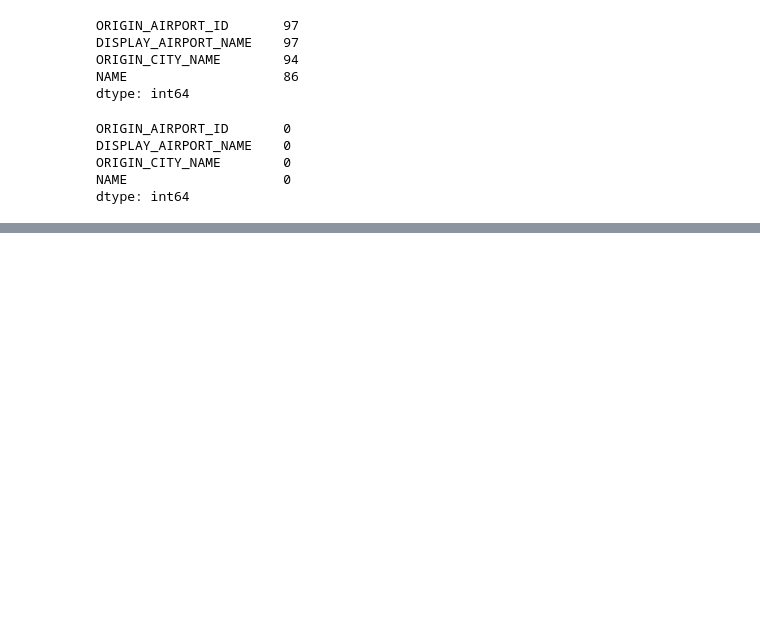
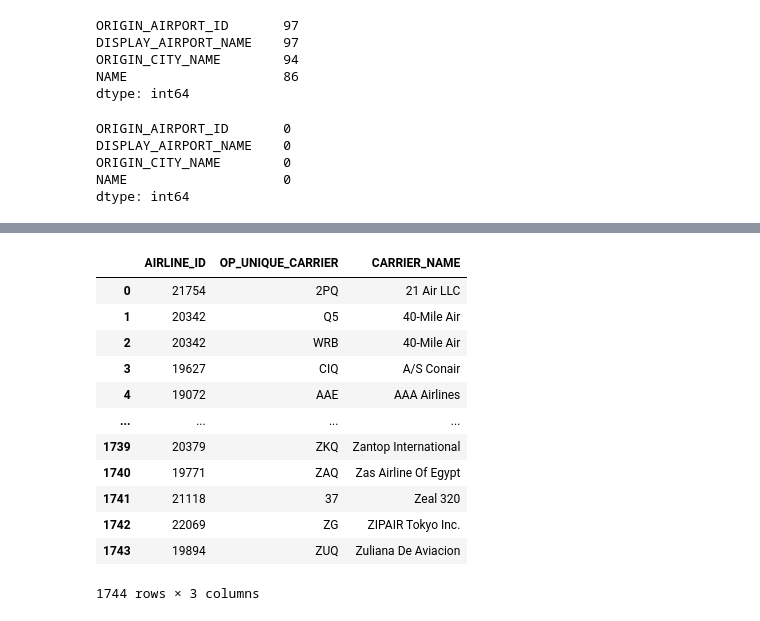
Before and after one commit to jimmy-nguyen-data-science/predicting-flight-delays, a Jupyter notebook: notebooks/02_Data_Exploration.ipynb, the cells around one changed output, grey strips where cells are left out. Drawn from its saved outputs; the diff is of its cells as text; code cells hidden in the pictures; blank space fills up the shorter version.

```diff
--- a/notebooks/02_Data_Exploration.ipynb
+++ b/notebooks/02_Data_Exploration.ipynb
@@ -698,0 +748,19 @@ dtype: int64
+# %%
+# Drop Duplicates to retain a dictionary
+names.drop_duplicates(subset='OP_UNIQUE_CARRIER', inplace=True)
+names = names.reset_index(drop=True)
+names
+# %% [output]
+|  | AIRLINE_ID | OP_UNIQUE_CARRIER | CARRIER_NAME |
+| 0 | 21754 | 2PQ | 21 Air LLC |
+| 1 | 20342 | Q5 | 40-Mile Air |
+| 2 | 20342 | WRB | 40-Mile Air |
+| 3 | 19627 | CIQ | A/S Conair |
+| 4 | 19072 | AAE | AAA Airlines |
+| ... | ... | ... | ... |
+| 1739 | 20379 | ZKQ | Zantop International |
+| 1740 | 19771 | ZAQ | Zas Airline Of Egypt |
+| 1741 | 21118 | 37 | Zeal 320 |
+| 1742 | 22069 | ZG | ZIPAIR Tokyo Inc. |
+| 1743 | 19894 | ZUQ | Zuliana De Aviacion |
+1744 rows × 3 columns
```
Also changed, not shown: parts of 30 cells of this notebook, 2 other files.
